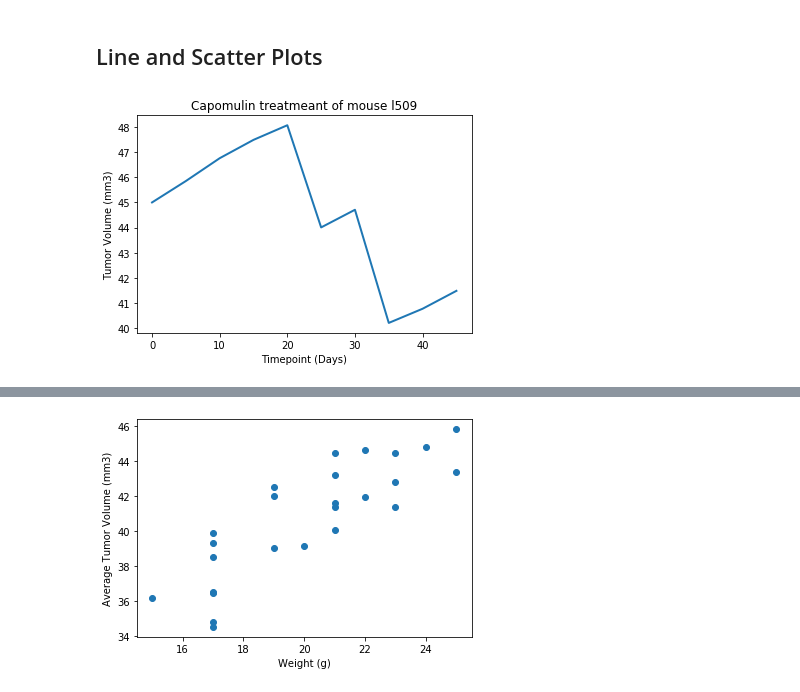
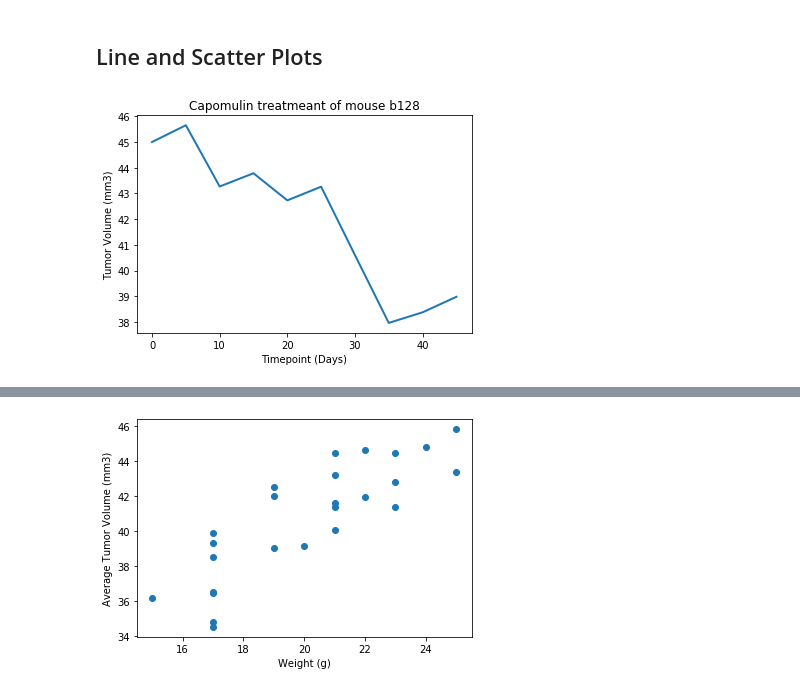
Before and after one commit to temidolan/Matplotlib_Challenge, a Jupyter notebook: Pymaceuticals/pymaceuticals_tumor_homework.ipynb, the cells around one changed output, grey strips where cells are left out. Saved outputs shown, nothing was run; the diff lists cells and outputs as text; code cells hidden in the pictures.

```diff
--- a/Pymaceuticals/pymaceuticals_tumor_homework.ipynb
+++ b/Pymaceuticals/pymaceuticals_tumor_homework.ipynb
@@ -5,6 +5,8 @@
 import matplotlib.pyplot as plt
 import pandas as pd
 import scipy.stats as st
+from scipy.stats import sem
+from scipy.stats import linregress
 import numpy as np
 # Study data files
 mouse_metadata_path = "data/Mouse_metadata.csv"
@@ -15,7 +17,7 @@ mouse_metadata = pd.read_csv(mouse_metadata_path)
 study_results = pd.read_csv(study_results_path)
 
 # Combine the data into a single dataset
-mouse_study_df= pd.merge(study_results, mouse_metadata, how="left", on=["Mouse ID","Mouse ID"])
+mouse_study_df= pd.merge(study_results, mouse_metadata, how="left", on=["Mouse ID"])
 
 # Display the data table for preview
 mouse_study_df.head()
@@ -326,26 +330,26 @@ plt.show()
 ## Line and Scatter Plots
 # %%
 # Generate a line plot of time point versus tumor volume for a mouse treated with Capomulin
-line_plot = capomulin_df.loc[capomulin_df["Mouse ID"] == "l509",:]
+line_plot = capomulin_df.loc[capomulin_df["Mouse ID"] == "b128",:]
 line_plot
 
 x_axis = line_plot["Timepoint"]
 tumor_size = line_plot["Tumor Volume (mm3)"]
 
-plt.title('Capomulin treatmeant of mouse l509')
+plt.title('Capomulin treatmeant of mouse b128')
 plt.plot(x_axis, tumor_size,linewidth=2, markersize=12)
 plt.xlabel('Timepoint (Days)')
 plt.ylabel('Tumor Volume (mm3)')
 
 plt.show()
 # treated_mouse=clean_data_df[clean_data_df["Mouse ID"].isin(["i509"])]
 # treated_mouse
 # treated_mouse_data=treated_mouse[["Mouse ID","Timepoint","Tumor Volume (mm3)"]]
 # treated_mouse_data
 # line_plot=treated_mouse_data.reset_index()
 # line_plot
 # new_line_plot=line_plot[["Timepoint","Tumor Volume (mm3)"]]
 # new_line_plot
 # line=new_line_plot.plot.line()
 # %% [output]
-[figure, old version]
+[figure, new version]
```
Also changed, not shown: parts of 3 cells of this notebook.
